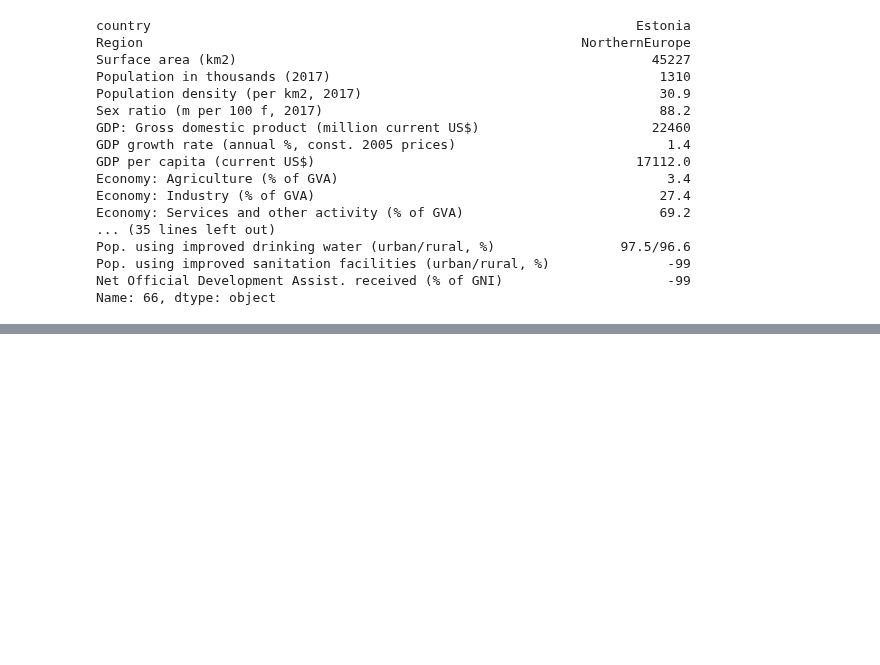
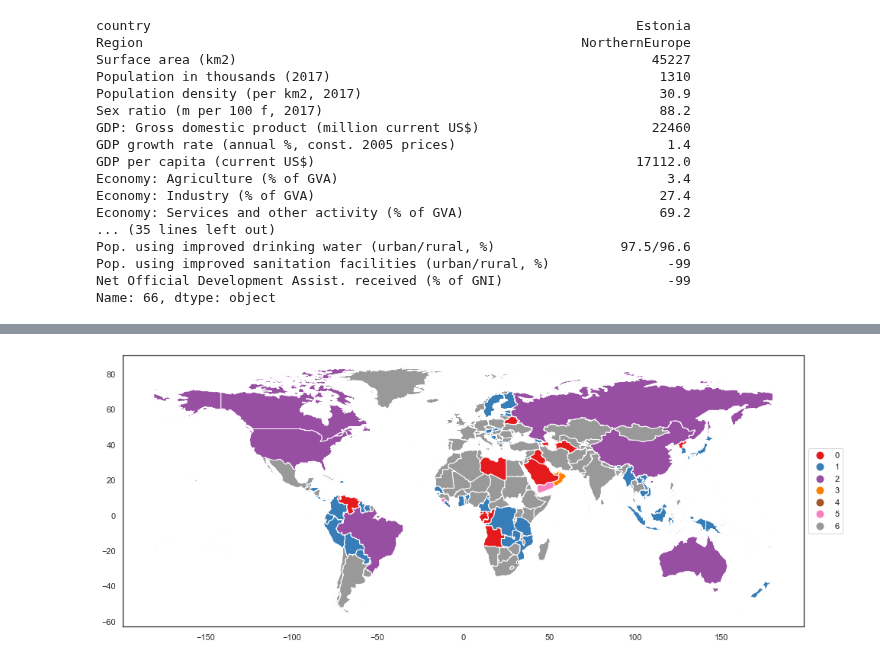
Before and after one commit to kosmobiker/SGH, a Jupyter notebook: Multidim/project_mulidim.ipynb, the cells around one changed output, grey strips where cells are left out. Cells and saved outputs as stored; diff of their text form; code cells hidden in the pictures; blank space fills up the shorter version.

Commit message:
multidim

```diff
--- a/Multidim/project_mulidim.ipynb
+++ b/Multidim/project_mulidim.ipynb
@@ -247,2 +304,27 @@ sns.scatterplot(data=X_tsne, x='TSNE_1', y='TSNE_2', hue='label',
 # %%
 df['label'] = labels
+# %%
+def get_alpha_3(col):
+    countries = {}
+    for country in pycountry.countries:
+        countries[country.name] = country.alpha_3
+
+    return [countries.get(country, 'Unknown code') for country in col]
+# %%
+df['alpha_3'] = get_alpha_3(df['country'])
+# %%
+world = geopandas.read_file('../data/data_multidim/ne_10m_admin_0_countries_pol.zip')
+# %%
+df_map = df[['country', 'alpha_3', 'label']]
+world_map = pd.merge(world, df_map, how='inner', left_on=['GU_A3'], right_on=['alpha_3'])
+# %%
+world_map.plot(figsize=(16, 9),
+               column='label',
+               cmap='Set1',
+               legend=True,
+               categorical=True,
+               legend_kwds={'loc': 'center left',
+                            'bbox_to_anchor':(1, 0.5)}
+                  );
+# %% [output]
+[figure, added]
```
Also changed, not shown: parts of 33 cells of this notebook, 2 other files.
